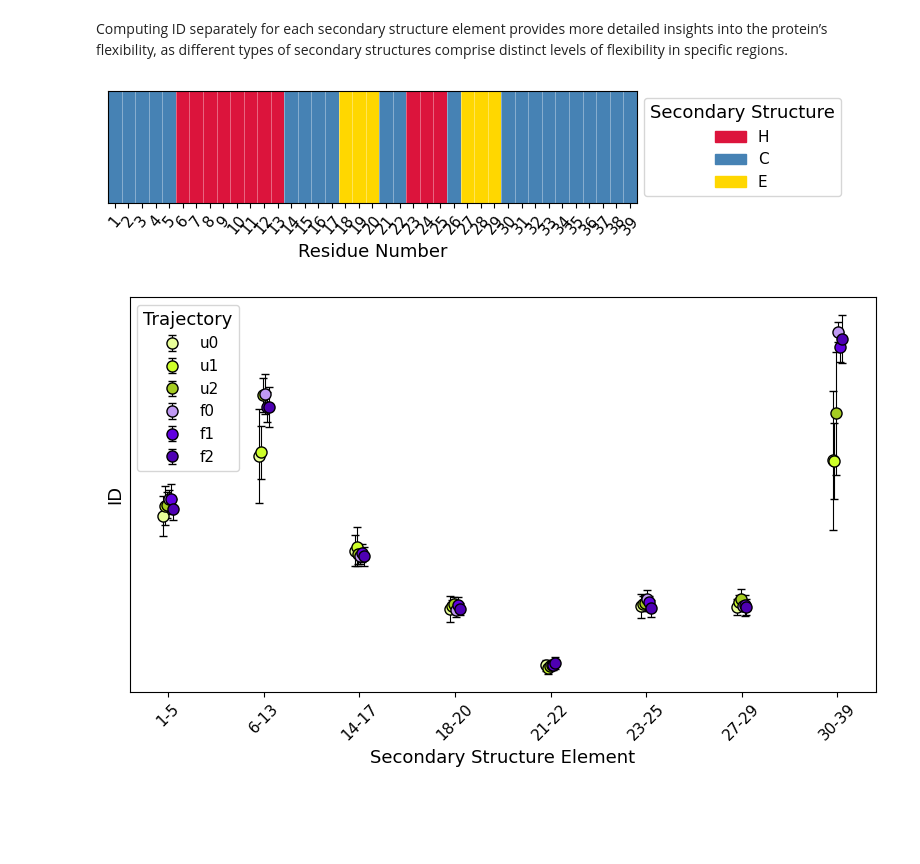
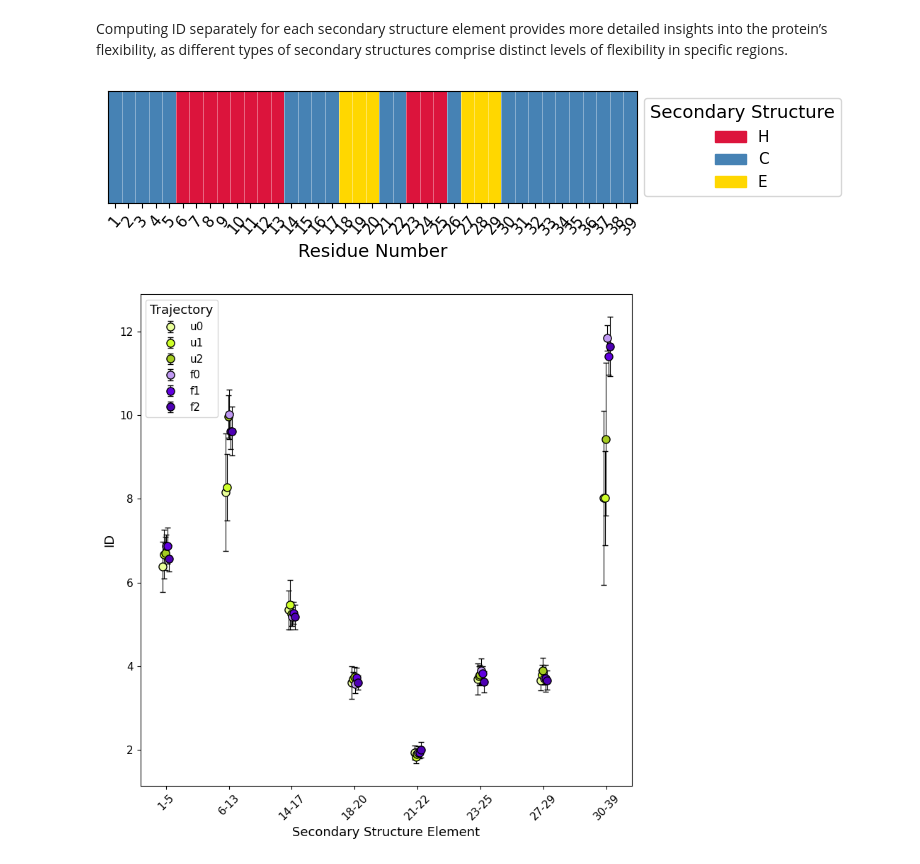
Before and after one commit to icazzaniga/MDIntrinsicDimension, a Jupyter notebook: docs/NTL9_plots.ipynb, the cells around one changed output. Drawn from its saved outputs; the diff is of its cells as text; code cells hidden in the pictures; blank space fills up the shorter version.

```diff
--- a/docs/NTL9_plots.ipynb
+++ b/docs/NTL9_plots.ipynb
@@ -230,11 +232,12 @@ results_ss = pd.concat(all_results_ss, ignore_index=True)
 results_ss["folded"] = results_ss["trajectory"].str.startswith("f")
 results_ss['window'] = results_ss["start"].astype(str) + "-" + results_ss["end"].astype(str)
 # %%
+
 #ss_types = ['H', 'B', 'C', 'E', 'G', 'T', 'S', ' ']
 #ss_colors = {"H": "crimson","B": "darkorange", 'C': 'steelblue', "E": "gold", "G": "mediumvioletred","T": "deepskyblue","S": "mediumseagreen", " ": "dimgray"}
 
 #ss of each residue
-fig3, ax3 = plt.subplots(figsize=(8, 2))
+fig, ax = plt.subplots(figsize=(8, 2))
 ss_types = ['H', 'C', 'E']
 ss_colors = {"H": "crimson", 'C': 'steelblue', "E": "gold"}
 
@@ -242,74 +245,75 @@ single_ss_assignment = ss_assignments[0] #one result as they are computed from t
 ss_to_num = {ss: i for i, ss in enumerate(ss_types)}
 num_data = np.array([[ss_to_num[ss] for ss in single_ss_assignment]])
 cmap = ListedColormap([ss_colors[ss] for ss in ss_types])
-im = ax3.imshow(num_data, aspect='auto', cmap=cmap, extent=[residue_numbers[0]-0.5, residue_numbers[-1]+0.5, 0.5, -0.5], vmin=0, vmax=len(ss_types)-1)
+im = ax.imshow(num_data, aspect='auto', cmap=cmap, extent=[residue_numbers[0]-0.5, residue_numbers[-1]+0.5, 0.5, -0.5], vmin=0, vmax=len(ss_types)-1)
 for x in np.arange(residue_numbers[0]-0.5, residue_numbers[-1]+1.5, 1):
-    ax3.axvline(x=x, color='white', linewidth=0.5, alpha=0.5)
+    ax.axvline(x=x, color='white', linewidth=0.5, alpha=0.5)
 for y in [-0.5, 0.5]:
-    ax3.axhline(y=y, color='white', linewidth=0.5, alpha=0.5)
-ax3.grid(False)
-ax3.set_xticks(residue_numbers)
-ax3.set_yticks([])
-ax3.set_xlabel('Residue Number')
-ax3.tick_params(axis='x', rotation=50)
+    ax.axhline(y=y, color='white', linewidth=0.5, alpha=0.5)
+ax.grid(False)
+ax.set_xticks(residue_numbers)
+ax.set_yticks([])
+ax.set_xlabel('Residue Number')
+ax.tick_params(axis='x', rotation=50)
 
 legend_elements = [plt.Rectangle((0,0), 1, 1, color=ss_colors[ss], label=ss) for ss in ss_types]
-ax3.legend(handles=legend_elements, bbox_to_anchor=(1.40, 0.5), loc='center right', title='Secondary Structure')
+ax.legend(handles=legend_elements, bbox_to_anchor=(1.40, 0.5), loc='center right', title='Secondary Structure')
 
 plt.tight_layout()
-plt.savefig('../extra/ntl9_ss_residues.png', dpi=300)
+#plt.savefig('../extra/ntl9_ss_residues.pdf', dpi=300)
 plt.show()
 
 #ID distribution
-fig4, ax4 = plt.subplots(figsize=(8, 5))
+fig, ax = plt.subplots(figsize=(8, 8))
 shift_amount = 0.05
 unique_trajectories = results_ss['trajectory'].unique()
 n_traj = len(unique_trajectories)
 shifts = np.linspace(-shift_amount, shift_amount, n_traj)
 
 for i, trajectory in enumerate(unique_trajectories):
     subset = results_ss[results_ss['trajectory'] == trajectory]
     x_labels = subset['window'].values
     x_positions = np.arange(len(x_labels))
     x_shifted = x_positions + shifts[i]
     y_std = subset['instantaneous'].apply(np.std).values
     y = subset['entire simulation'].values
 
-    ax4.errorbar(x_shifted, y, yerr=y_std, fmt='o', color=colors.colors[i],markeredgecolor='black', ecolor='black',elinewidth=0.8, capsize=3, markersize=8, label=f"{trajectory}")
-    #ax4.scatter(x_shifted, y,color=colors.colors[i], edgecolor='black', s=100, label=f"{trajectory}")
+    ax.errorbar(x_shifted, y, yerr=y_std, fmt='o', color=colors.colors[i],markeredgecolor='black', ecolor='black',elinewidth=0.8, capsize=3, markersize=8, label=f"{trajectory}")
+    #ax.scatter(x_shifted, y,color=colors.colors[i], edgecolor='black', s=100, label=f"{trajectory}")
 
 all_windows = sorted(results_ss['window'].unique(), key=lambda w: int(w.split("-")[0]))
 window_to_position = {window: pos for pos, window in enumerate(all_windows)}
-ax4.set_xticks(np.arange(len(all_windows)))
-ax4.set_xticklabels(all_windows, rotation=45)
-ax4.set_yticks([])
-ax4.tick_params(axis='x', rotation=45)
-ax4.set_ylabel("ID")
-ax4.set_xlabel("Secondary Structure Element")
-#ax4.legend(title="Trajectory", bbox_to_anchor=(1.25, 0.5), loc='center right') #_2 legenda fuori dal box
-ax4.legend(title="Trajectory", loc='upper left')
+ax.set_xticks(np.arange(len(all_windows)))
+ax.set_xticklabels(all_windows, rotation=45)
+#ax.set_yticks([])
+ax.tick_params(axis='x', rotation=45)
+ax.set_ylabel("ID")
+ax.set_xlabel("Secondary Structure Element")
+ax.set_box_aspect(1)
+#ax.legend(title="Trajectory", bbox_to_anchor=(1.25, 0.5), loc='center right') #_2 legenda fuori dal box
+ax.legend(title="Trajectory", loc='upper left')
 
 plt.tight_layout()
-plt.savefig(f'../extra/ntl9_ss_{projection_method}.png', dpi=300)
+#plt.savefig(f'../extra/ntl9_ss_{projection_method}.pdf', dpi=300)
 plt.show()
 
 #ID value
-fig5, ax5 = plt.subplots(figsize=(8, 5))
+fig, ax = plt.subplots(figsize=(8, 8))
 
 grouped_data = results_ss.groupby(['trajectory', 'window'], as_index=False)['entire simulation'].mean()
 pivot_data = grouped_data.pivot(index='trajectory', columns='window', values='entire simulation')
 ordered_cols = sorted(pivot_data.columns, key=lambda w: int(w.split("-")[0]))
 pivot_data = pivot_data[ordered_cols]
 pivot_data.columns.name = None
-sns.heatmap(pivot_data, cmap="OrRd", annot=True, fmt=".2f", ax=ax5, cbar_kws={'label': 'Intrinsic dimension'})
-ax5.set_ylabel("Trajectory")
-ax5.set_xlabel("Secondary Structure Element")
-ax5.tick_params(axis='x', rotation=45, labelrotation=45)
-ax5.tick_params(axis='y', rotation=0)
-
+sns.heatmap(pivot_data, cmap="OrRd", annot=True, fmt=".2f", ax=ax, cbar_kws={'label': 'Intrinsic dimension'})
+ax.set_ylabel("Trajectory")
+ax.set_xlabel("Secondary Structure Element")
+ax.tick_params(axis='x', rotation=45, labelrotation=45)
+ax.tick_params(axis='y', rotation=0)
+ax.set_box_aspect(1)
 plt.tight_layout()
-plt.savefig(f'../extra/ntl9_ss_heatmap_{projection_method}.png', dpi=300)
+#plt.savefig(f'../extra/ntl9_ss_heatmap_{projection_method}.pdf', dpi=300)
 plt.show()
 # %% [output]
 [figure]
-[figure, old version]
+[figure, new version]
```
Also changed, not shown: parts of 4 cells of this notebook, 30 other files.
